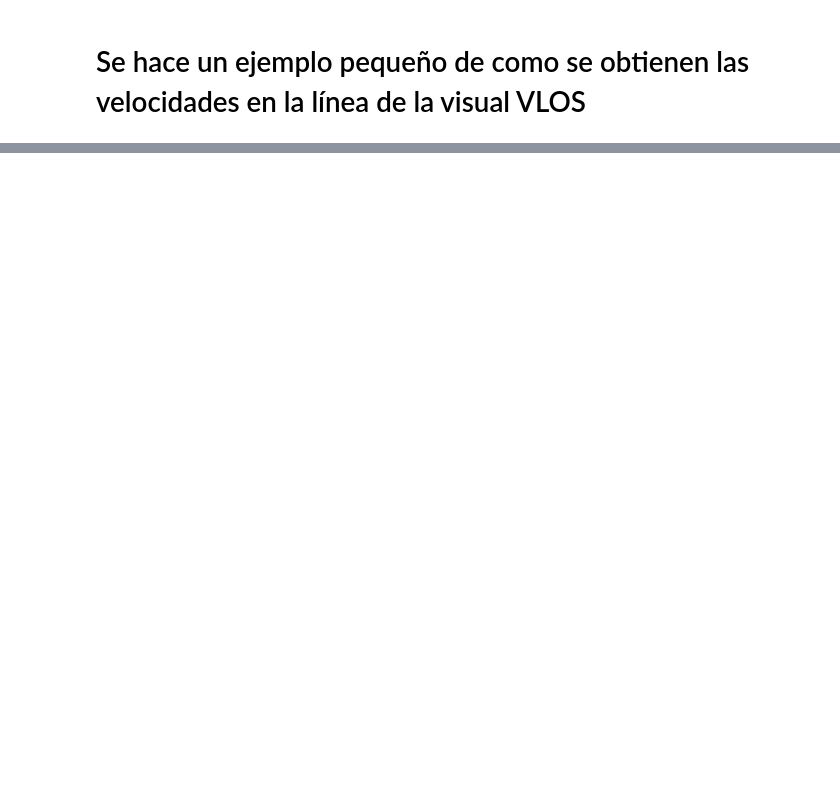
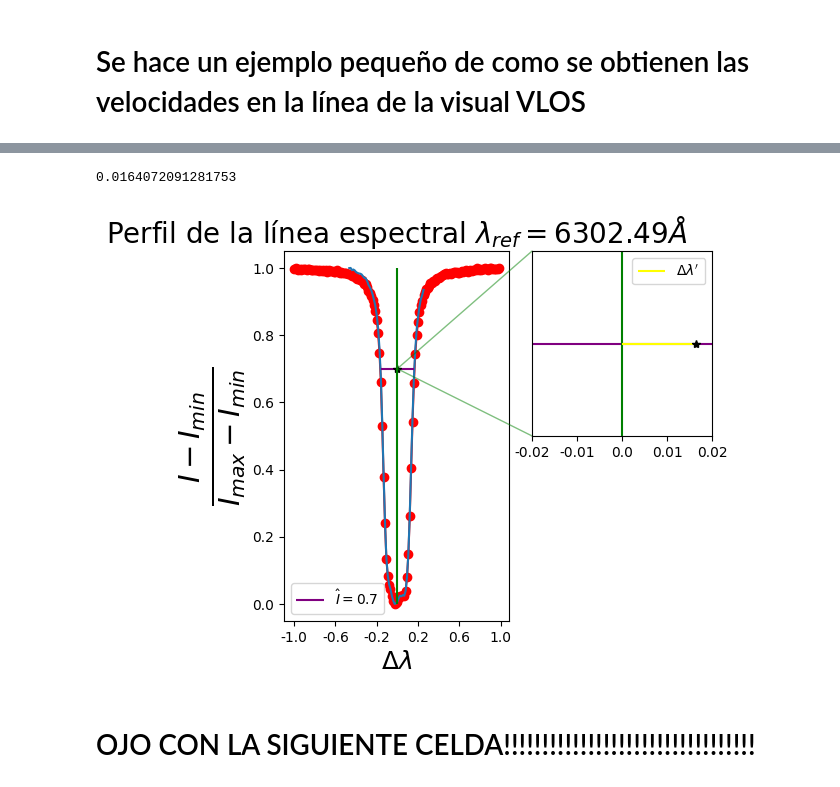
Before and after one commit to oscarcalv/Primer-Parcial-de-Fisica-Computacional, a Jupyter notebook: cuaderno_parcial.ipynb, the cells around one changed output, grey strips where cells are left out. Saved outputs shown, nothing was run; the diff lists cells and outputs as text; code cells hidden in the pictures; blank space fills up the shorter version.

```diff
--- a/cuaderno_parcial.ipynb
+++ b/cuaderno_parcial.ipynb
@@ -186,0 +281,78 @@ plt.show()
+# %%
+#### perfil de longitud de onda referencia en el pixel x=140, y=170
+
+
+perfil_ref=image_data[170,140,0,n]
+maximo=np.amax(perfil_ref)
+minimo=np.amin(perfil_ref)
+
+
+ax = plt.subplot2grid((2, 2), (0, 0), rowspan=2)
+axins = ax.inset_axes([1.1, 0.5, 0.8, 0.5])
+
+#fig.set_size_inches(10,8)
+
+
+
+
+
+ax.plot(n,(perfil_ref-minimo)/(maximo-minimo),marker="o",color="red")
+ax.set_title("Perfil de la línea espectral $\lambda_{ref} =6302.49 \AA $",fontsize=20)
+a=np.arange(0,160,30)
+b=np.round(np.linspace(-1,1,len(a)),decimals=1)
+
+ax.set_ylabel(r"$\frac{I-I_{min}}{I_{max}-I_{min}}$",fontsize=30)
+ax.set_xlabel(r"$\Delta \lambda $",fontsize=18)
+ax.set_xticks(a,b)
+x=Symbol("x")
+p=np.arange(40,95)
+perfil_ref=image_data[170,140,0,p]
+maximo=np.amax(perfil_ref)
+minimo=np.amin(perfil_ref)
+cs = inter(2,x,p,(perfil_ref-minimo)/(maximo-minimo))
+ds=[cs.subs(x,i).evalf() for i in p]
+ax.plot(p, ds)
+
+
+
+
+cuarta_linea=solve([cs-0.7],[x])
+d0, d1= cuarta_linea[0][0], cuarta_linea[1][0]
+
+
+
+
+ax.hlines(y=0.7, xmin=float(d0), xmax=float(d1),color="purple",label=r"$\hat{I}=0.7$")
+ax.plot((d0+d1)/2,0.7,color="black",marker="*",linewidth=2)
+ax.vlines(x=75,ymin=0,ymax=1,color="green")
+
+
+x,y = (-0.01,0.69)
+x2,y2 = (0.01,0.71)
+
+ax.legend()
+
+axins.hlines(y=0.7, xmin=float(d0), xmax=float(d1),color="purple")
+axins.vlines(x=75,ymin=0,ymax=1,color="green")
+
+axins.set_xlim(74.98,75.02)
+axins.set_ylim(0.6999, 0.7001)
+axins.get_yaxis().set_visible(False)
+
+a=[74.98,74.99,75,75.01,75.02]
+b=[a[i]-75 for i in range(len(a))]
+b=np.round(b,decimals=2)
+
+axins.set_xticks(a,b)
+axins.hlines(y=0.7,xmin=75,xmax=(float(d0)+float(d1))/2, color="yellow", label=r"$\Delta\lambda^{\prime}$")
+axins.plot((d0+d1)/2,0.7,color="black",marker="*",linewidth=2)
+axins.legend()
+print((d0+d1)/2-75)
+ax.indicate_inset_zoom(axins, edgecolor="green")
+#fig.tight_layout()
+plt.savefig("perfil_spline_linea4.pdf", bbox_inches="tight")
+# %% [output]
+0.0164072091281753
+[figure, added]
+# %% [markdown]
+# OJO CON LA SIGUIENTE CELDA!!!!!!!!!!!!!!!!!!!!!!!!!!!!!!!!!
```
Also changed, not shown: parts of 11 cells of this notebook, 6 other files.
